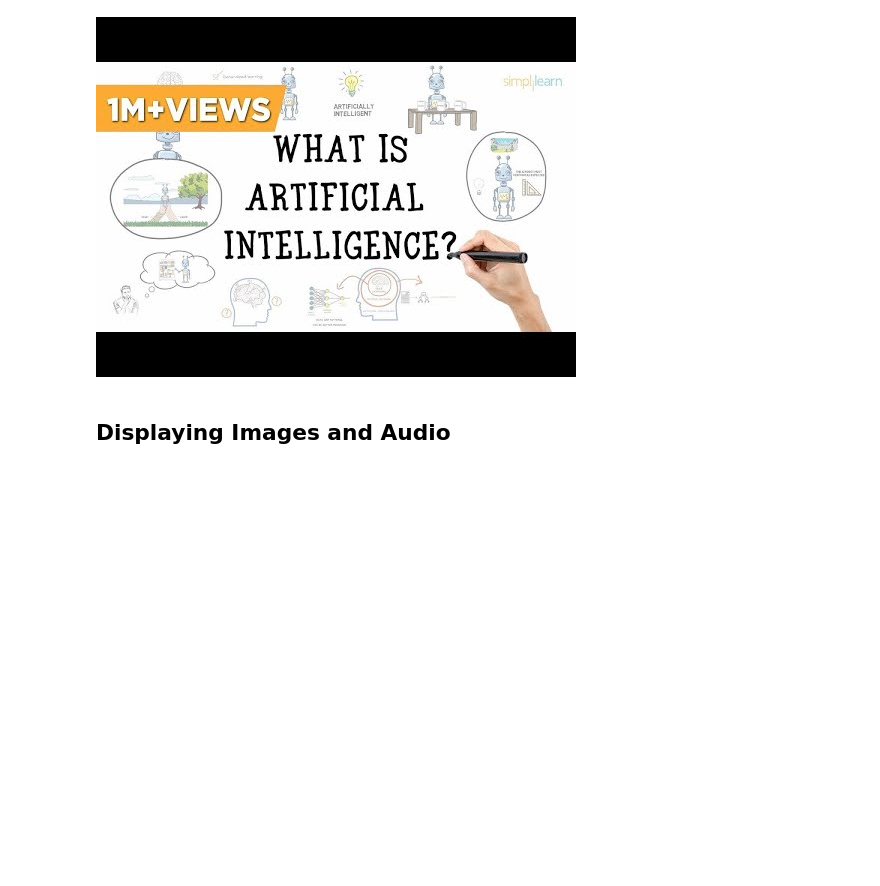
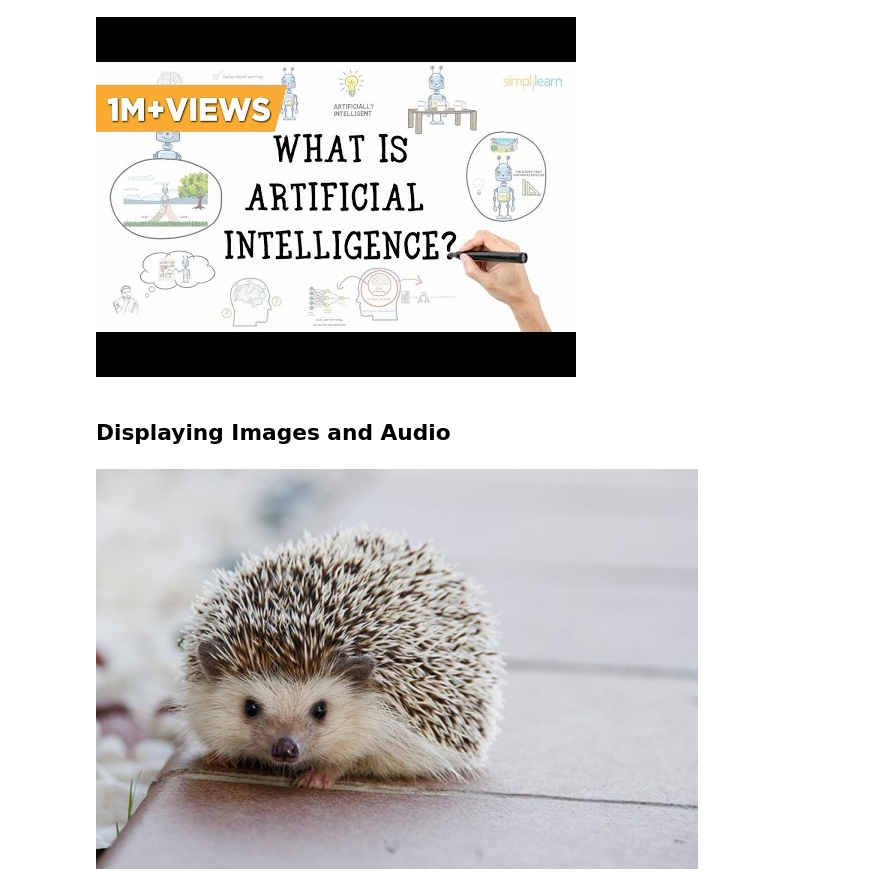
Before and after one commit to CMDobie/ai-for-the-arts, a Jupyter notebook: coding_excercises.ipynb, the cells around one changed output. Drawn from its saved outputs; the diff is of its cells as text; code cells hidden in the pictures; blank space fills up the shorter version.

```diff
--- a/coding_excercises.ipynb
+++ b/coding_excercises.ipynb
@@ -107,0 +106,5 @@ from IPython.display import Image, display
+# %%
+from IPython.display import Image
+Image ("picture1.jpg")
+# %% [output]
+[figure, added]
```
Also changed, not shown: parts of 6 cells of this notebook, 3 other files.
